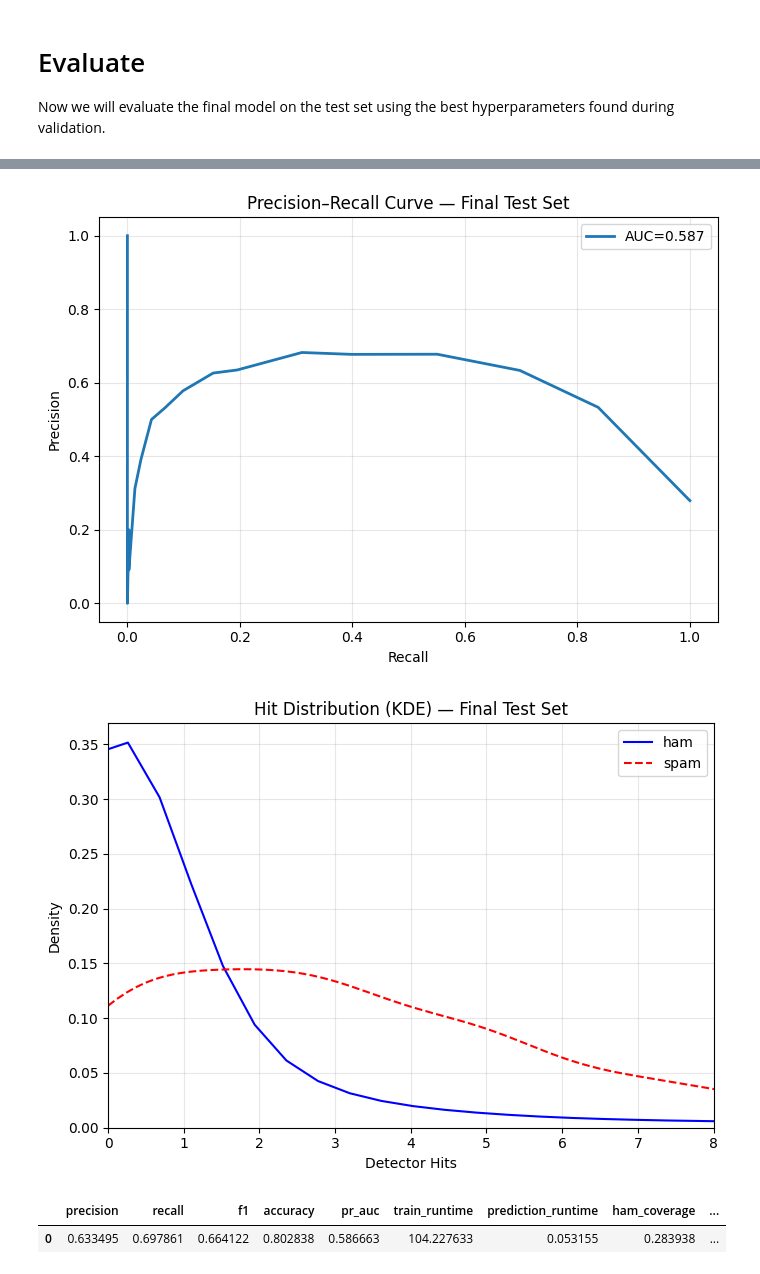
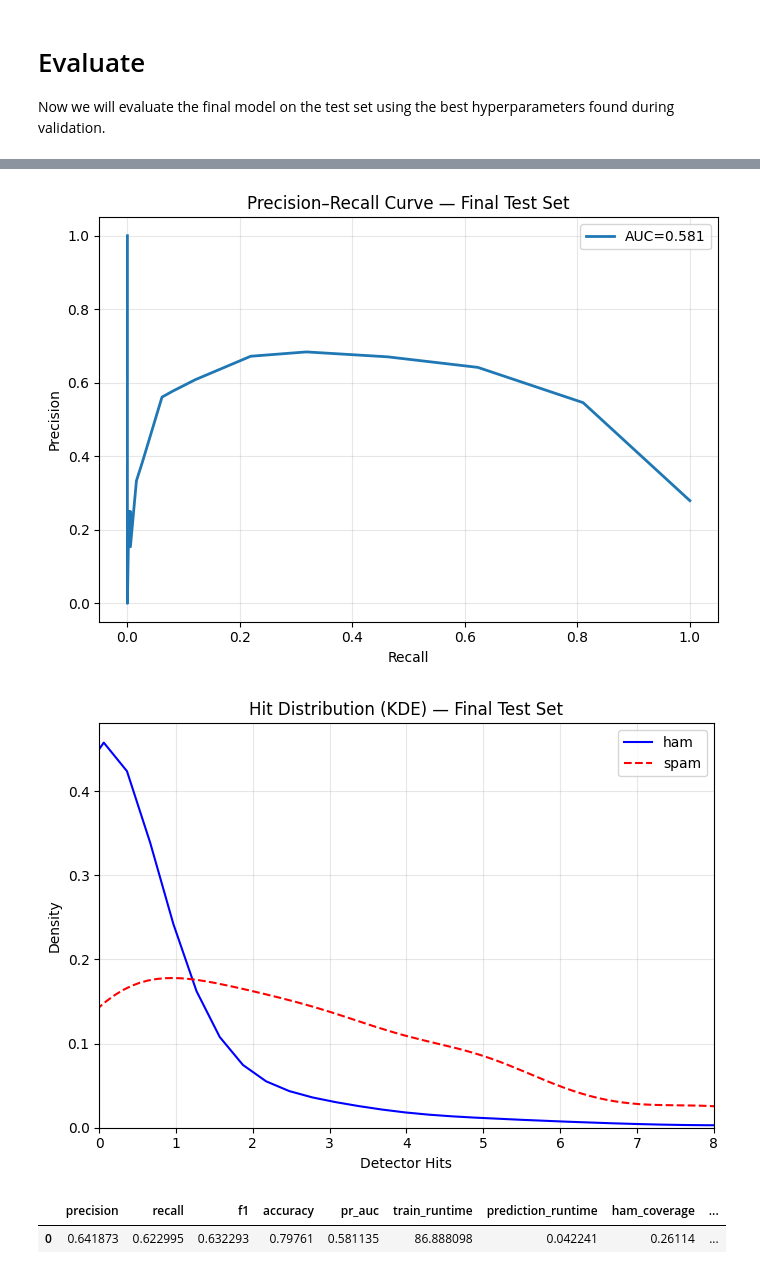
Before and after one commit to jofa016/ACIT4610---Final-Group-Project, a Jupyter notebook: Problem_4_spam_detection/notebook/feature_engineering.ipynb, the cells around one changed output, grey strips where cells are left out. Drawn from its saved outputs; the diff is of its cells as text; code cells hidden in the pictures.

```diff
--- a/Problem_4_spam_detection/notebook/feature_engineering.ipynb
+++ b/Problem_4_spam_detection/notebook/feature_engineering.ipynb
@@ -1463,7 +1463,7 @@ print("Final test matrix:", X_test_final.shape)
 nsa_char_final = VDetectorNSA_Binary(
     k=29,
     r_min=1, r_max=3,
-    max_detectors=5000,
+    max_detectors=4000,
     max_tries=100000,
     sampling="antiprofile",
     random_state=42,
@@ -1566,4 +1563,4 @@ Prediction runtime (final model): 0.0532 seconds
-[figure, old version]
+[figure, new version]
-[figure, old version]
+[figure, new version]
 |  | precision | recall | f1 | accuracy | pr_auc | train_runtime | prediction_runtime | ham_coverage | ... |
-| 0 | 0.633495 | 0.697861 | 0.664122 | 0.802838 | 0.586663 | 104.227633 | 0.053155 | 0.283938 | ... |
+| 0 | 0.641873 | 0.622995 | 0.632293 | 0.79761 | 0.581135 | 86.888098 | 0.042241 | 0.26114 | ... |
```
Also changed, not shown: parts of 1 cell of this notebook.
